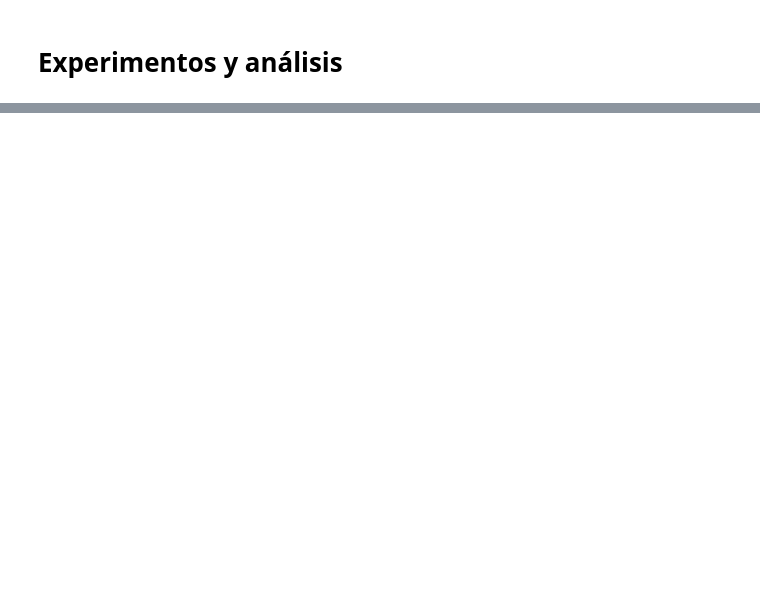
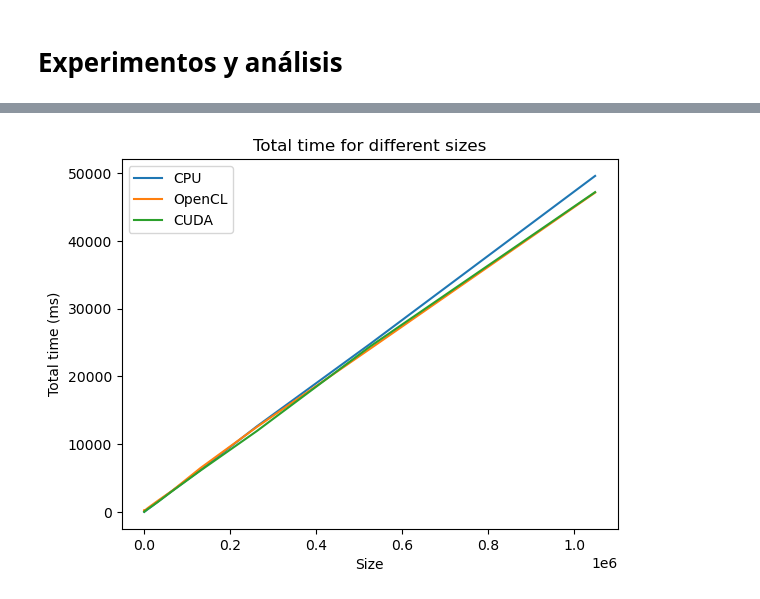
Before and after one commit to tinSegur/CC7515-Tarea2, a Jupyter notebook: experiment/exp.ipynb, the cells around one changed output, grey strips where cells are left out. Drawn from its saved outputs; the diff is of its cells as text; code cells hidden in the pictures; blank space fills up the shorter version.

```diff
--- a/experiment/exp.ipynb
+++ b/experiment/exp.ipynb
@@ -33,0 +51,16 @@ TypeError: expected str, bytes or os.PathLike object, not int
+# %%
+# read from csv and add correct columns
+cpu = pd.read_csv("cpu.csv", header=None)
+cl = pd.read_csv("cl.csv", header=None)
+cuda = pd.read_csv("cuda.csv", header=None)
+
+cpu.columns = ["size", "data creation time", "execution time", "total time"]
+cl.columns = ["size", "local size", "global size", "data creation time", "copy to device time", "execution time", "copy to host time", "total time"]
+cuda.columns = ["size", "block size", "grid size", "data creation time", "copy to device time", "execution time", "copy to host time", "total time"]
+
+print("CPU")
+print(cpu)
+print("CL")
+print(cl)
+print("CUDA")
+print(cuda)
@@ -33,0 +85,17 @@ TypeError: expected str, bytes or os.PathLike object, not int
+# %%
+# plot avg total time for each size
+cpu_avg = cpu.groupby("size").mean()
+cl_avg = cl.groupby("size").mean()
+cuda_avg = cuda.groupby("size").mean()
+
+fig, ax = plt.subplots()
+ax.plot(cpu_avg.index, cpu_avg["total time"], label="CPU")
+ax.plot(cl_avg.index, cl_avg["total time"], label="OpenCL")
+ax.plot(cuda_avg.index, cuda_avg["total time"], label="CUDA")
+ax.set_xlabel("Size")
+ax.set_ylabel("Total time (ms)")
+ax.legend()
+plt.title("Total time for different sizes")
+plt.show()
+# %% [output]
+[figure, added]
```
Also changed, not shown: parts of 9 cells of this notebook, 2 other files.
